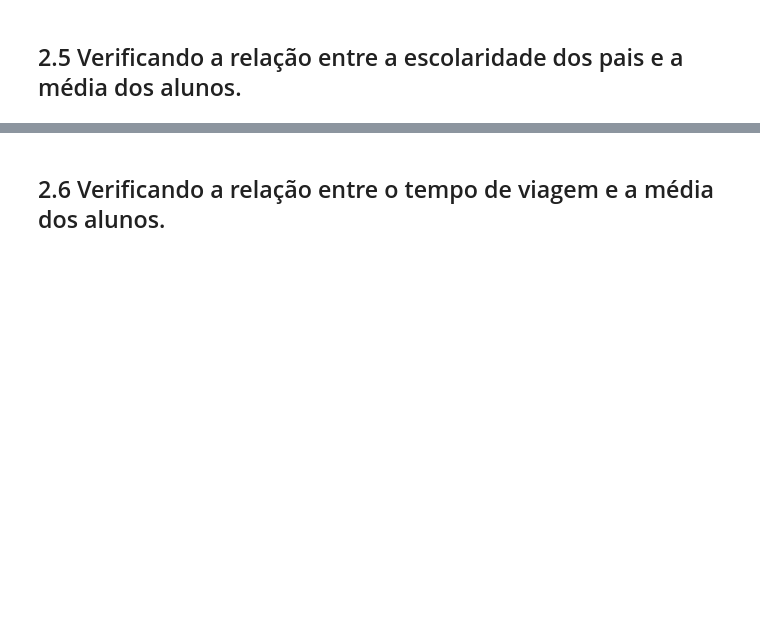
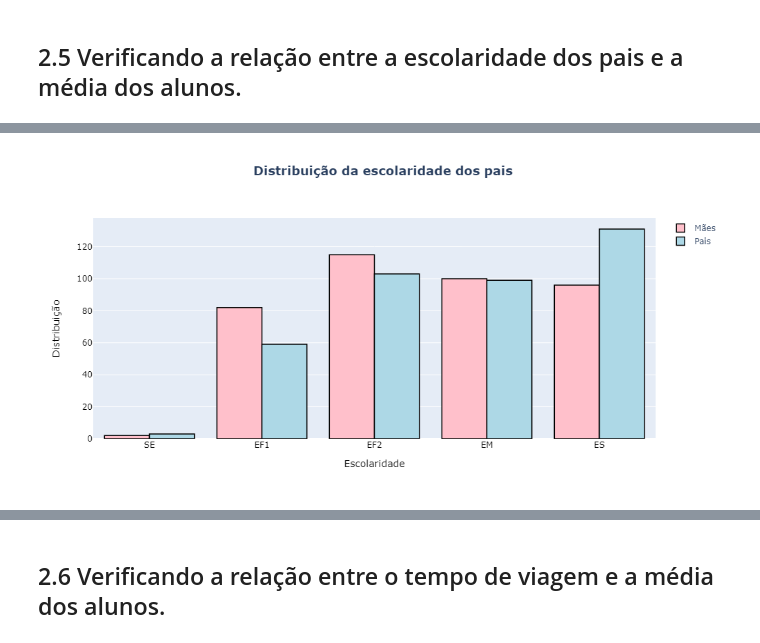
Before and after one commit to joaovdferraz/Projeto3_ADA, a Jupyter notebook: proj 4.ipynb, the cells around one changed output, grey strips where cells are left out. Saved outputs shown, nothing was run; the diff lists cells and outputs as text; code cells hidden in the pictures; blank space fills up the shorter version.

Commit message:
ajustado para visualização no git

```diff
--- a/proj 4.ipynb
+++ b/proj 4.ipynb
@@ -270,5 +271,5 @@ layout = go.Layout(
     xaxis={'title': 'Escolaridade','color' :'black'},
     title_x=0.5)
 fig = go.Figure(data=data, layout=layout)
-py.iplot(fig)
+fig.show('png')
 # %% [output]
@@ -276,3 +276,4 @@ py.iplot(fig)
+[figure, added]
 # %%
 médias_pais = pd.concat([df_edu.groupby(by='Medu').mean(
 )['media'], df_edu.groupby(by='Fedu').mean()['media']], axis=1)
```
Also changed, not shown: parts of 11 cells of this notebook.
